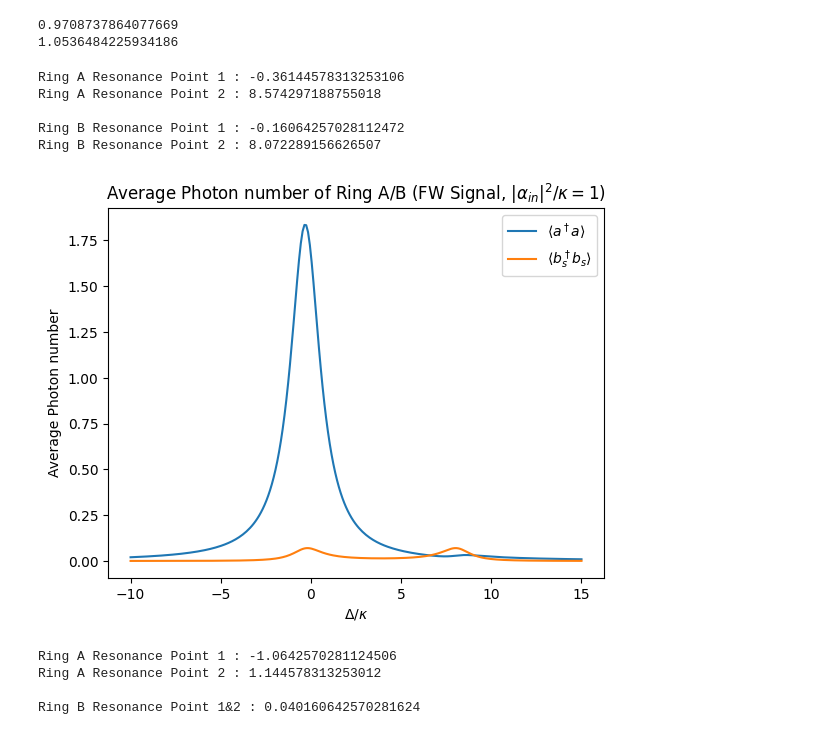
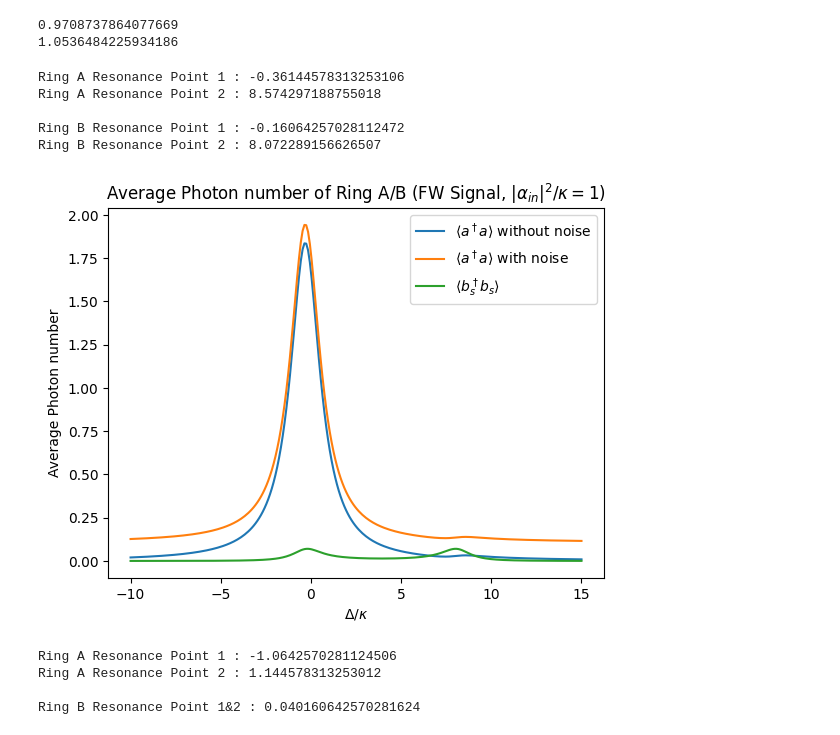
Before and after one commit to BrainConnection/Small_Project, a Jupyter notebook: Quantum Squeezing Induced Optical Nonreciprocity Reproduce.ipynb, the cells around one changed output. Drawn from its saved outputs; the diff is of its cells as text; code cells hidden in the pictures.

```diff
--- a/Quantum Squeezing Induced Optical Nonreciprocity Reproduce.ipynb
+++ b/Quantum Squeezing Induced Optical Nonreciprocity Reproduce.ipynb
@@ -123,6 +123,9 @@ detune_bs = detune_pbs - detune_in
 G_s = J_s**4 + 2 * J_s**2 * (1 - detune_list * detune_bs) + (1 + detune_list**2) * (1 + detune_bs**2)
 eta_s = 1 - 2 * 1 * kappa_ex1 - detune_list * detune_bs
 A_s = ((1 - 2 * kappa_ex1)**2 + detune_list**2) * (1 + detune_bs**2)
+Q_s = 4 * J_s**2 + 1 * (4 + (detune_list - detune_bs)**2)
+
+Nnoise = 2 * np.sinh(rp)**2 * J_s**2 / Q_s
 
 G_0 = J_0**4 + 2 * J_0**2 * (1 - detune_list**2) + (1 + detune_list**2)**2
 eta_0 = 1 - 2 * 1 * kappa_ex1 - detune_list**2
@@ -131,6 +134,7 @@ A_0 = ((1 - 2 * kappa_ex1)**2 + detune_list**2) * (1 + detune_list**2)
 # Photon number when alpha**2/kappa = 1
 
 na_fw = 2 * kappa_ex1 * (1 + detune_bs**2) / G_s
+na_fw_noise = 2 * kappa_ex1 * (1 + detune_bs**2) / G_s + Nnoise
 nb_fw = 2 * kappa_ex1 * J_s**2 / G_s
 
 na_bw = 2 * kappa_ex1 * (1 + detune_list**2) / G_0
@@ -145,28 +149,29 @@ T_23 = 4 * kappa_ex1 * kappa_ex2 * J_0**2 / G_0
 # %%
 # Average photon number of Ring A/B FW signal case
 
 plt.figure()
-plt.plot(detune_list, na_fw, label = r"$\langle a^\dagger a \rangle$")
+plt.plot(detune_list, na_fw, label = r"$\langle a^\dagger a \rangle$ without noise")
+plt.plot(detune_list, na_fw_noise, label = r"$\langle a^\dagger a \rangle$ with noise")
 plt.plot(detune_list, nb_fw, label = r"$\langle b_s^\dagger b_s \rangle$")
 
 plt.legend()
 plt.title(r"Average Photon number of Ring A/B (FW Signal, $|\alpha_{in}|^2/\kappa = 1$)")
 plt.xlabel(r"$\Delta / \kappa$")
 plt.ylabel("Average Photon number")
 
 
 print("Ring A Resonance Point 1 : {0}".format(detune_list[np.argmax(na_fw)]))
 print("Ring A Resonance Point 2 : {0}".format(detune_list[np.argmax(na_fw[170:])+170]))
 print()
 print("Ring B Resonance Point 1 : {0}".format(detune_list[np.argmax(nb_fw[:150])]))
 print("Ring B Resonance Point 2 : {0}".format(detune_list[np.argmax(nb_fw[150:])+150]))
 # %% [output]
 Ring A Resonance Point 1 : -0.36144578313253106
 Ring A Resonance Point 2 : 8.574297188755018
 
 Ring B Resonance Point 1 : -0.16064257028112472
 Ring B Resonance Point 2 : 8.072289156626507
-[figure, old version]
+[figure, new version]
 # %%
 # Average photon number of Ring A/B BW signal case
 
```
Also changed, not shown: parts of 11 cells of this notebook.
